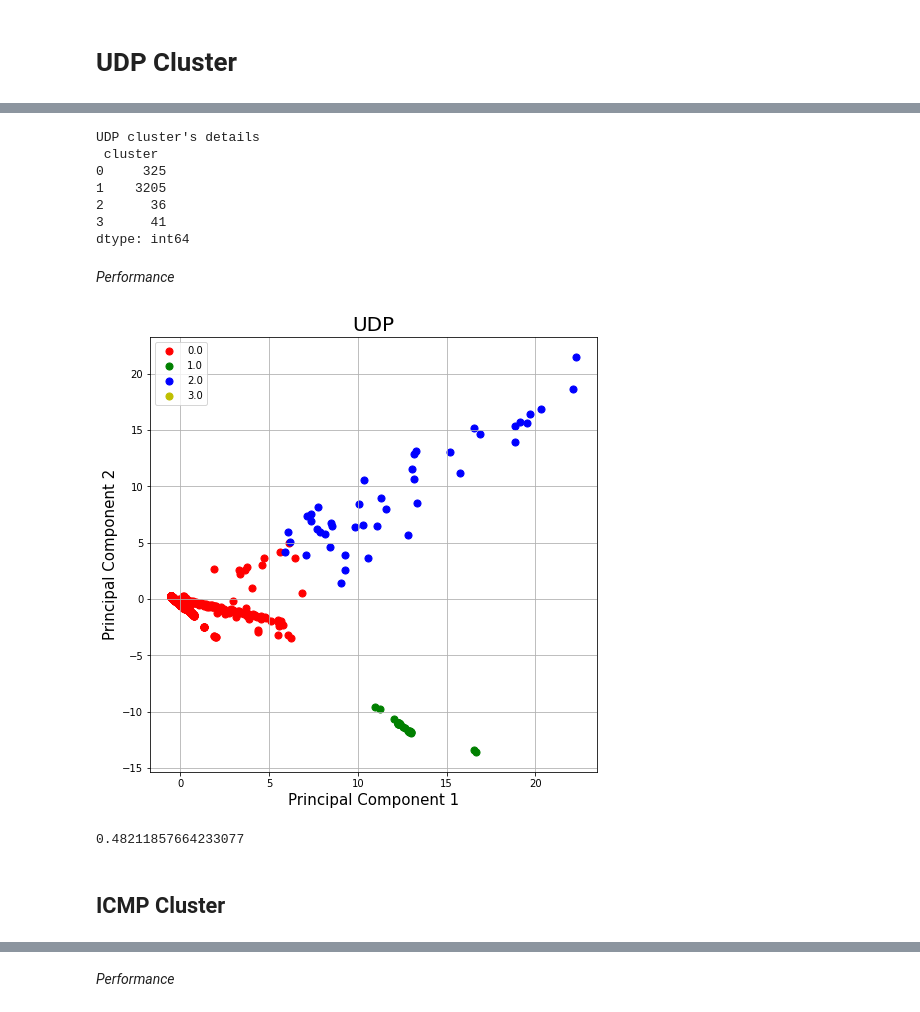
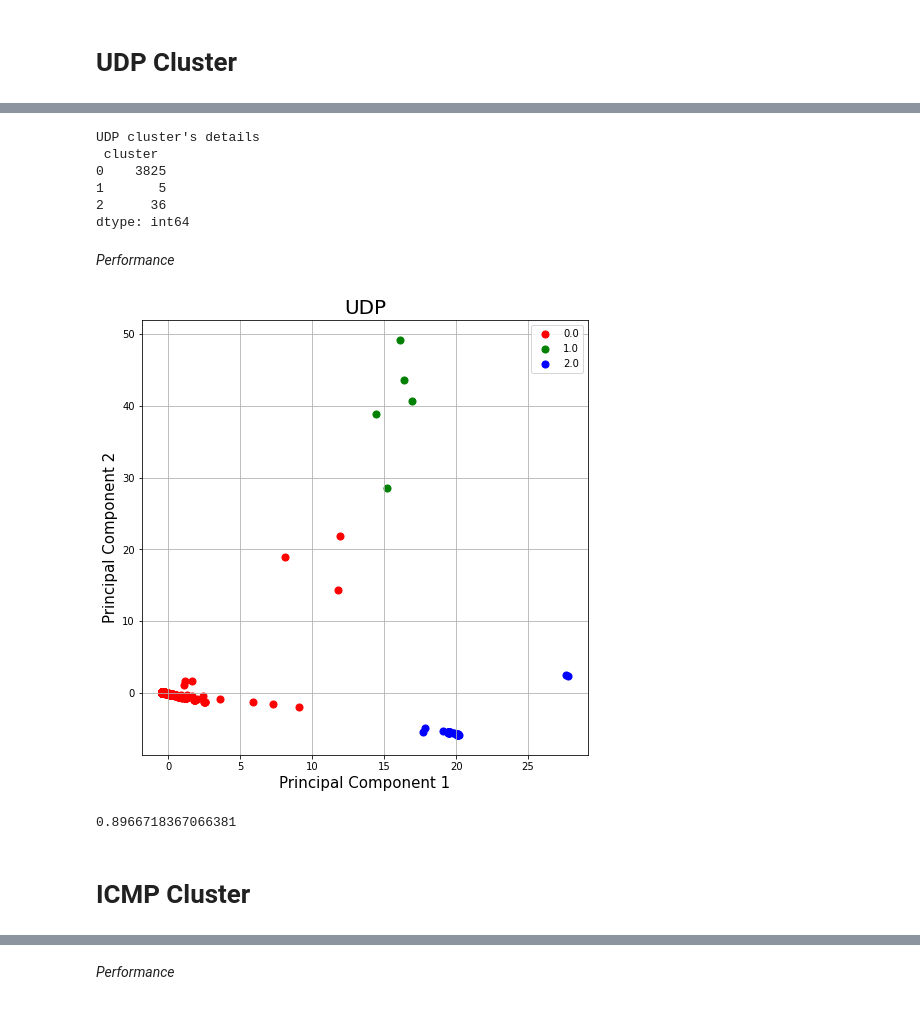
Before and after one commit to CyberSecLabBS/Honeypot_analysis, a Jupyter notebook: 3a_Progetto_Sicurezza_informatica_KMEANS.ipynb, the cells around one changed output, grey strips where cells are left out. Saved outputs shown, nothing was run; the diff lists cells and outputs as text; code cells hidden in the pictures.

```diff
--- a/3a_Progetto_Sicurezza_informatica_KMEANS.ipynb
+++ b/3a_Progetto_Sicurezza_informatica_KMEANS.ipynb
@@ -161,14 +163,14 @@ tcp_parameters[180]=Cluster_parameters(2) #1°
 tcp_parameters[600]=Cluster_parameters(2) #2°
 # %%
 #features for clustering
-features=[feature10,feature11,feature12,feature13,feature14,feature15,feature16,feature17,feature18,feature19,feature20,feature21]
+tcp_features=[feature10,feature11,feature12,feature13,feature14,feature15,feature16,feature17,feature18,feature19,feature20,feature21]
 
 if tcp_window in tcp_parameters.keys():
   actual_param=tcp_parameters[tcp_window]
-  rescaled_data_tcp_rm, tcp_labels, detail, artificial_tcp=cluster(data_tcp_rm, features, actual_param.num_cluster)
+  rescaled_data_tcp_rm, tcp_labels, detail=cluster(data_tcp_rm, tcp_features, actual_param.num_cluster)
 else:
   print("There are no algorithm optimizations for this time window. Default parameters are used")
-  rescaled_data_tcp_rm, tcp_labels, detail=cluster(data_tcp_rm, features)
+  rescaled_data_tcp_rm, tcp_labels, detail=cluster(data_tcp_rm, tcp_features)
 
 print("TCP cluster's details\n", detail)
 # %% [output]
@@ -182,13 +183,11 @@ dtype: int64
 
 *Performance*
 # %%
-#remove not used data for clustering
-rescaled_data_tcp_rm.drop([feature1,feature2,feature3,feature4,feature5,feature6,feature7,feature9], axis = 1,inplace=True)
-
+#print clusters
 if tcp_window in tcp_parameters.keys():
   actual_param=tcp_parameters[tcp_window]
-  print_clusters(rescaled_data_tcp_rm, actual_param.num_cluster, "TCP")
+  print_clusters(rescaled_data_tcp_rm[tcp_features], tcp_labels, actual_param.num_cluster, "TCP")
 else:
   print("There are no algorithm optimizations for this time window. Default parameters are used")
-  print_clusters(rescaled_data_tcp_rm)
+  print_clusters(rescaled_data_tcp_rm[tcp_features], tcp_labels)
 # %% [output]
@@ -223,47 +225,43 @@ Choose a time window for UDP
 udp_parameters={}
 
 #set parameters
-udp_parameters[10]=Cluster_parameters(2) #best
-udp_parameters[60]=Cluster_parameters(2)
+udp_parameters[10]=Cluster_parameters(3) #best
+udp_parameters[60]=Cluster_parameters(3)
 udp_parameters[180]=Cluster_parameters(3)
 udp_parameters[600]=Cluster_parameters(3)
 # %%
 #features for clustering
-features=[feature10,feature11,feature12,feature13,feature14,feature15,feature16,feature17,feature18,feature19,feature20,feature21]
+udp_features=[feature10,feature11,feature12,feature13,feature14,feature15,feature16,feature17,feature18,feature19,feature20,feature21]
 
 if udp_window in udp_parameters.keys():
   actual_param=udp_parameters[udp_window]
-  rescaled_data_udp_rm, udp_labels, detail,artificial_udp=cluster(data_udp_rm, features, actual_param.num_cluster)
+  rescaled_data_udp_rm, udp_labels, detail=cluster(data_udp_rm, udp_features, actual_param.num_cluster)
 else:
   print("There are no algorithm optimizations for this time window. Default parameters are used")
-  rescaled_data_udp_rm, udp_labels, detail, artificial_udp=cluster(data_udp_rm, features)
+  rescaled_data_udp_rm, udp_labels, detail=cluster(data_udp_rm, udp_features)
 
 print("UDP cluster's details\n", detail)
 # %% [output]
 UDP cluster's details
  cluster
-0     325
-1    3205
+0    3825
+1       5
 2      36
-3      41
 dtype: int64
 # %% [markdown]
 *Performance*
 # %%
-#remove not used data for clustering
-rescaled_data_udp_rm.drop([feature1,feature2,feature3,feature4,feature5,feature6,feature9], axis = 1,inplace=True)
-
 #print clusters
 if udp_window in udp_parameters.keys():
   actual_param=udp_parameters[udp_window]
-  print_clusters(rescaled_data_udp_rm, actual_param.num_cluster, "UDP")
+  print_clusters(rescaled_data_udp_rm[udp_features], udp_labels, actual_param.num_cluster, "UDP")
 else:
   print("There are no algorithm optimizations for this time window. Default parameters are used")
-  print_clusters(rescaled_data_udp_rm)
+  print_clusters(rescaled_data_udp_rm[udp_features], udp_labels)
 # %% [output]
-[figure, old version]
+[figure, new version]
 # %%
-score_udp = silhouette_score(rescaled_data_udp_rm,rescaled_data_udp_rm['cluster'])
+score_udp = silhouette_score(rescaled_data_udp_rm[udp_features],udp_labels)
 print(score_udp)
 # %% [output]
-0.48211857664233077
+0.8966718367066381
@@ -270,5 +271,5 @@ print(score_udp)
 # %% [markdown]
-## ICMP Cluster
+# ICMP Cluster
 # %%
 #choose time window
 icmp_window=choose_window("ICMP")
```
Also changed, not shown: parts of 32 cells of this notebook, 3 other files.
